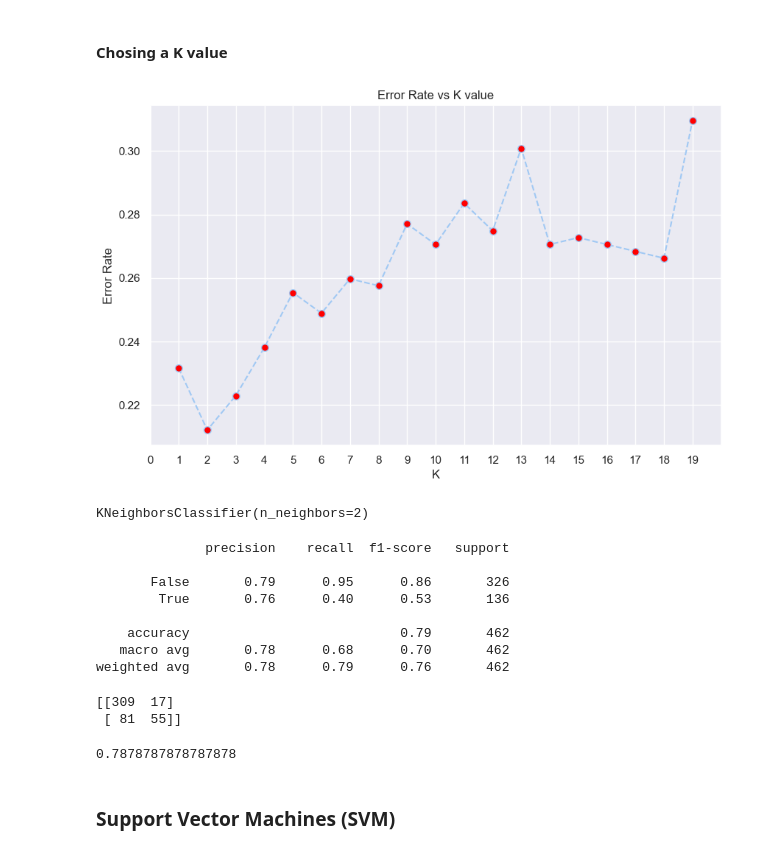
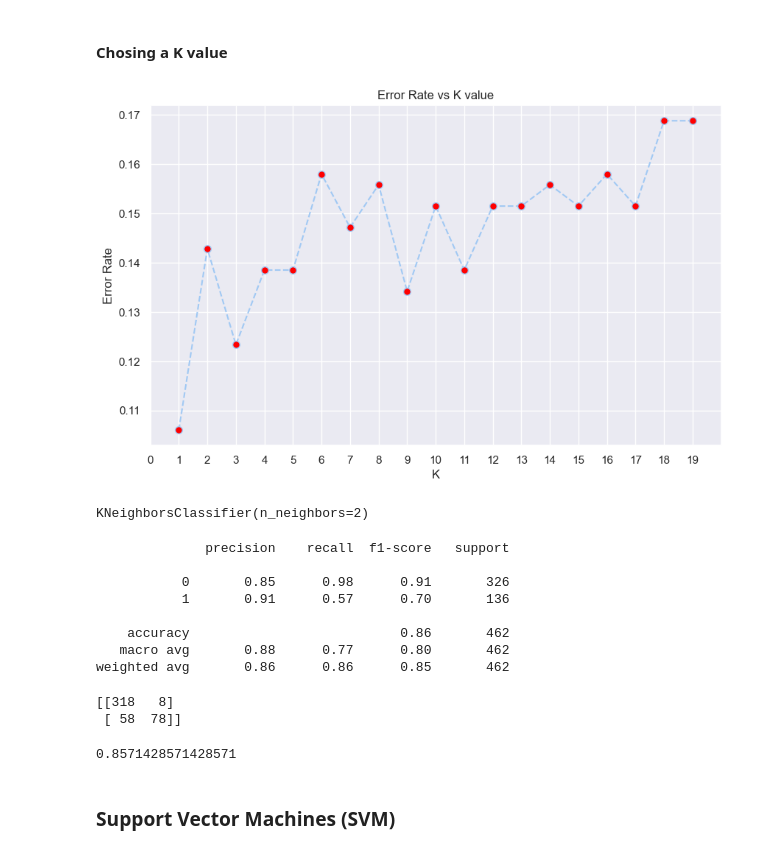
Before and after one commit to api-b-b-m/machine-learning, a Jupyter notebook: Heart Failure Prediction - Clinical Records/heart_failure_prediction_clinical_records.ipynb, the cells around one changed output. Cells and saved outputs as stored; diff of their text form; code cells hidden in the pictures.

```diff
--- a/Heart Failure Prediction - Clinical Records/heart_failure_prediction_clinical_records.ipynb
+++ b/Heart Failure Prediction - Clinical Records/heart_failure_prediction_clinical_records.ipynb
@@ -626,7 +635,10 @@ scaler.fit(heart_failure_df)
 # %% [output]
 StandardScaler()
+# %%
+scaled_continuous_data=scaler.transform(heart_failure_df[['age', 'creatinine_phosphokinase', 'ejection_fraction', 'platelets', 'serum_creatinine', 'serum_sodium', 'time']])
+scaled_continuous_df=pd.DataFrame(scaled_continuous_data,columns=['age', 'creatinine_phosphokinase', 'ejection_fraction', 'platelets', 'serum_creatinine', 'serum_sodium', 'time'])
+scaled_data=pd.concat([scaled_continuous_df,heart_failure_df[['anaemia', 'diabetes', 'high_blood_pressure', 'sex', 'smoking', 'DEATH_EVENT']].reset_index(drop=True)],axis=1)
 # %%
-scaled_data=scaler.transform(heart_failure_df)
 pca=PCA(n_components=2)
 pca.fit(scaled_data)
 # %% [output]
@@ -675,10 +687,8 @@ From this we can understand that Sex, Smoking, Serum_Creatinine and Age play a m
 # %% [markdown]
 ## Supervised Learning
 # %%
-X=heart_failure_df.drop(['DEATH_EVENT'],axis=1).copy()
-y=heart_failure_df['DEATH_EVENT'].copy()
+X=scaled_data.drop(['DEATH_EVENT'],axis=1).copy()
+y=scaled_data['DEATH_EVENT'].copy()
 
 X_train,X_test,y_train,y_test=train_test_split(X,y,test_size=0.35,random_state=101)
-
-X_train_scaled=scaler.fit_transform(X_train)
 # %%
@@ -691,7 +700,7 @@ y_test_encoded=label_encoder.transform(y_test)
 ### Logistic Regression
 # %%
 log_model=LogisticRegression()
-log_model.fit(X_train_scaled,y_train_encoded)
+log_model.fit(X_train,y_train_encoded)
 # %% [output]
 LogisticRegression()
 # %%
@@ -723,24 +732,24 @@ print(log_accuracy)
 # %%
 error_rate=[]
 for i in range (1,20):
     knn_model=KNeighborsClassifier(n_neighbors=i)
-    knn_model.fit(X_train,y_train)
+    knn_model.fit(X_train,y_train_encoded)
     pred_i=knn_model.predict(X_test)
-    error_rate.append(np.mean(pred_i!=y_test))
+    error_rate.append(np.mean(pred_i!=y_test_encoded))
 
 plt.figure(figsize=(10,6))
 plt.title('Error Rate vs K value')
 
 plt.plot(range(1,20),error_rate,color='b',linestyle='--',marker='o',markerfacecolor='red',markersize=7)
 
 plt.xlabel('K')
 plt.xlim(0,20)
 plt.xticks(range(0,20,1))
 
 plt.ylabel('Error Rate')
 
 plt.show()
 # %% [output]
-[figure, old version]
+[figure, new version]
 # %%
 knn_model=KNeighborsClassifier(n_neighbors=2)
@@ -749,26 +758,26 @@ knn_model.fit(X_train,y_train)
 KNeighborsClassifier(n_neighbors=2)
 # %%
 knn_predictions=knn_model.predict(X_test)
-print(classification_report(y_test,knn_predictions))
+print(classification_report(y_test_encoded,knn_predictions))
 # %% [output]
               precision    recall  f1-score   support
 
-       False       0.79      0.95      0.86       326
-        True       0.76      0.40      0.53       136
+           0       0.85      0.98      0.91       326
+           1       0.91      0.57      0.70       136
 
-    accuracy                           0.79       462
-   macro avg       0.78      0.68      0.70       462
-weighted avg       0.78      0.79      0.76       462
+    accuracy                           0.86       462
+   macro avg       0.88      0.77      0.80       462
+weighted avg       0.86      0.86      0.85       462
 # %%
-print(confusion_matrix(y_test,knn_predictions))
+print(confusion_matrix(y_test_encoded,knn_predictions))
 # %% [output]
-[[309  17]
- [ 81  55]]
+[[318   8]
+ [ 58  78]]
 # %%
-knn_accuracy=accuracy_score(y_test, knn_predictions)
+knn_accuracy=accuracy_score(y_test_encoded, knn_predictions)
 print(knn_accuracy)
 # %% [output]
-0.7878787878787878
+0.8571428571428571
 # %% [markdown]
 ### Support Vector Machines (SVM)
 # %%
```
Also changed, not shown: parts of 46 cells of this notebook, 1 other file.
